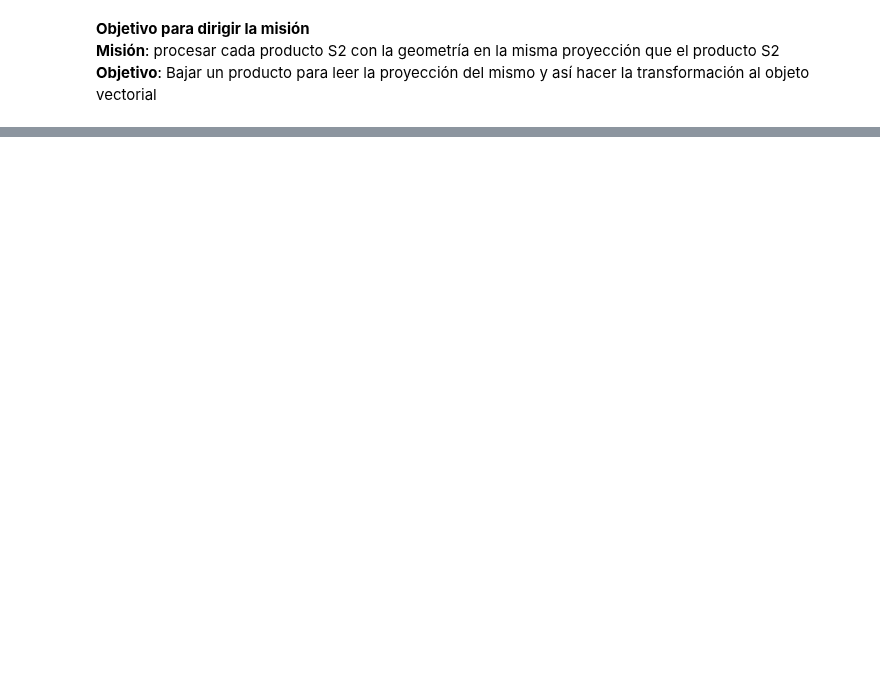
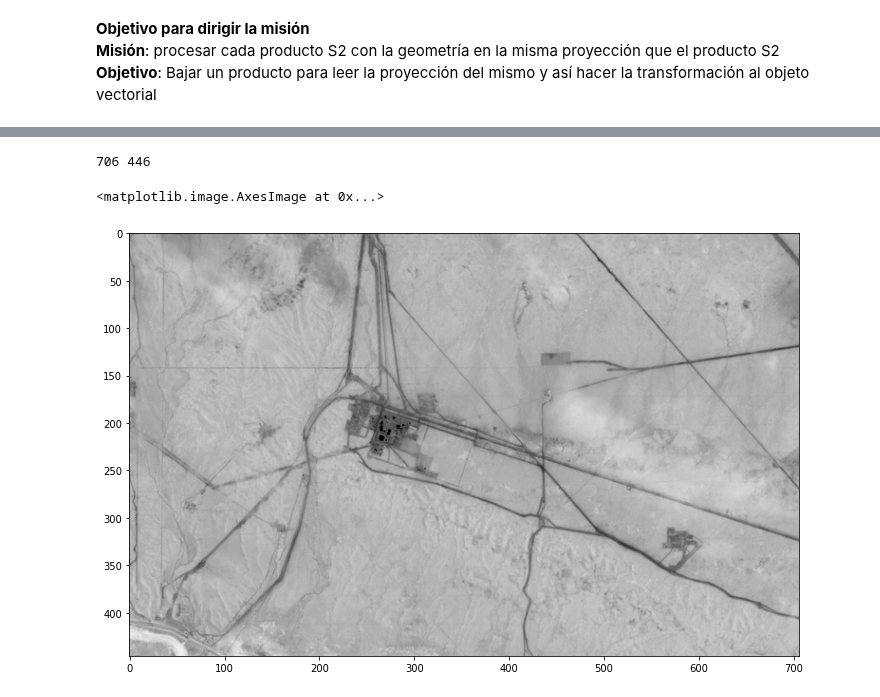
Before and after one commit to gvdiaz/NDVI_S2_gauge, a Jupyter notebook: Scripts/Note2script_snappy.ipynb, the cells around one changed output, grey strips where cells are left out. Saved outputs shown, nothing was run; the diff lists cells and outputs as text; code cells hidden in the pictures; blank space fills up the shorter version.

Commit message:
Prueba de compilación luego de instalación de matplotlib correcta. Todo el objetivo de código logrado. Continuar con diagrama de flujo para bajar conjunto.

```diff
--- a/Scripts/Note2script_snappy.ipynb
+++ b/Scripts/Note2script_snappy.ipynb
@@ -163,4 +231,8 @@ print(band.getRasterSize())
 
     return imgplot
 # %%
-plotBand(product_subset, 'B2',0, 100)
+plotBand(product_subset, 'B2',0, 0.3)
+# %% [output]
+706 446
+<matplotlib.image.AxesImage at 0x...>
+[figure, added]
```
Also changed, not shown: parts of 8 cells of this notebook.
